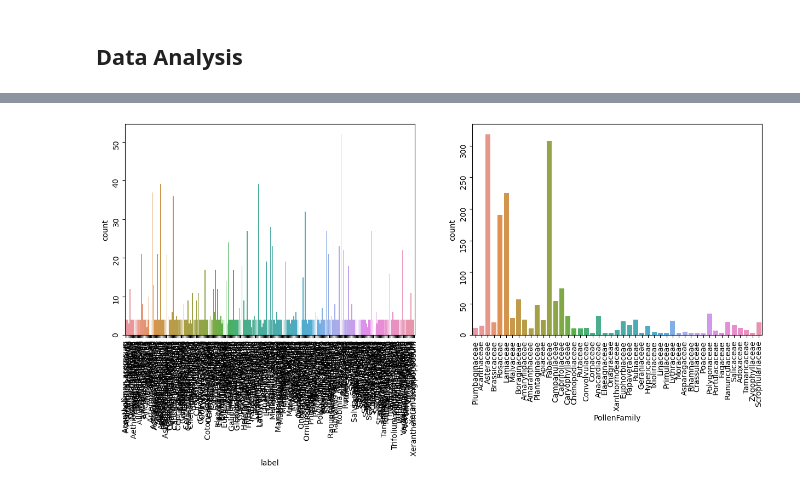
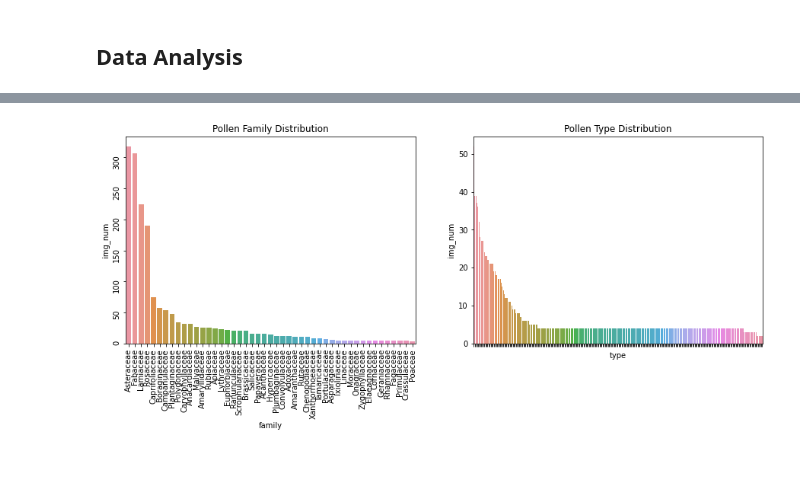
Before and after one commit to mertpekey/HoneyPollenClassification, a Jupyter notebook: notebooks/data_analysis.ipynb, the cells around one changed output, grey strips where cells are left out. Saved outputs shown, nothing was run; the diff lists cells and outputs as text; code cells hidden in the pictures; blank space fills up the shorter version.

```diff
--- a/notebooks/data_analysis.ipynb
+++ b/notebooks/data_analysis.ipynb
@@ -15,7 +16,7 @@ import numpy as np
 # %% [markdown]
 ## Dataset
 # %%
-DATA_ROOT = '/Users/mpekey/Desktop/Mert_SabanciUniv/CS518/HoneyPollenClassification/dataset'
+DATA_ROOT = '/Users/mpekey/Desktop/Mert_SabanciUniv/CS518/HoneyPollenClassification/dataset_resized'
 # %%
 def get_pollen_family(pollen_type):
 
@@ -103,7 +104,7 @@ def get_pollen_family(pollen_type):
         return 'Ranunculaceae'
     elif pollen_type in ['Paliurus spina-christi']:
         return 'Rhamnaceae'
-    elif pollen_type in ['Crateagus orientalis','Crateagus monogyna','Potentilla inclinata','Rosaceae','Sanguisorba minör','Agrimonia repens','Cotoneaster nummularius','Crataegus orientalis','Crataegus monogyna','Filipendula ulmaria','Malus sylvestris','Potentilla anatolica','Potentilla argentea','Prunus divaricata','ursina','Pyrus elaeagnifolia','Rosa canina','Rosa foetida','Rubus caesius','Rubus sanctus','Sanguisorba minor','lasiocarpa','Sorbus torminalis','Filipendula sp','Potentilla sp','Rosa canina']:
+    elif pollen_type in ['Crateagus orientalis','Crateagus monogyna','Potentilla inclinata','Rosaceae','Sanguisorba minör','Sanguisorba min”r','Agrimonia repens','Cotoneaster nummularius','Crataegus orientalis','Crataegus monogyna','Filipendula ulmaria','Malus sylvestris','Potentilla anatolica','Potentilla argentea','Prunus divaricata','ursina','Pyrus elaeagnifolia','Rosa canina','Rosa foetida','Rubus caesius','Rubus sanctus','Sanguisorba minor','lasiocarpa','Sorbus torminalis','Filipendula sp','Potentilla sp','Rosa canina']:
         return 'Rosaceae'
     elif pollen_type in ['Galium consanguineum','Galium verum','Galium sp']:
         return 'Rubiaceae'
@@ -128,7 +129,7 @@ def get_dataset_roots(dir_path):
 
     for dirpath, dirnames, filenames in os.walk(dir_path):
         class_name = dirpath.split('/')[-1]
-        if class_name != 'dataset':
+        if class_name != 'dataset_resized':
             for filename in os.listdir(dirpath):
                 class_dict[os.path.join(dir_path, class_name, filename)] = class_name
 
@@ -347,2 +257,0 @@ pollen_df.head()
-# %%
-family_amt_df = pollen_df['PollenFamily'].value_counts().reset_index().rename(columns={'index':'family', 'PollenFamily':'img_num'})
@@ -412,10 +268,12 @@ def split_family():
 # %%
 fig, ax = plt.subplots(nrows=1, ncols=2, figsize=(15,5))
 
-sns.countplot(x = 'label',data = pollen_df, ax=ax[0])
-sns.countplot(x = 'PollenFamily',data = pollen_df, ax=ax[1])
+sns.barplot(x = 'family', y = 'img_num',data = family_amt_df, ax=ax[0])
+sns.barplot(x = 'type', y = 'img_num',data = type_amt_df, ax=ax[1])
+ax[0].set(title = 'Pollen Family Distribution')
 ax[0].tick_params(labelrotation=90)
-ax[1].tick_params(labelrotation=90)
+ax[1].set(title = 'Pollen Type Distribution')
+ax[1].set(xticklabels=[])
 plt.show()
 # %% [output]
-[figure, old version]
+[figure, new version]
```
Also changed, not shown: parts of 27 cells of this notebook, 10 other files.
